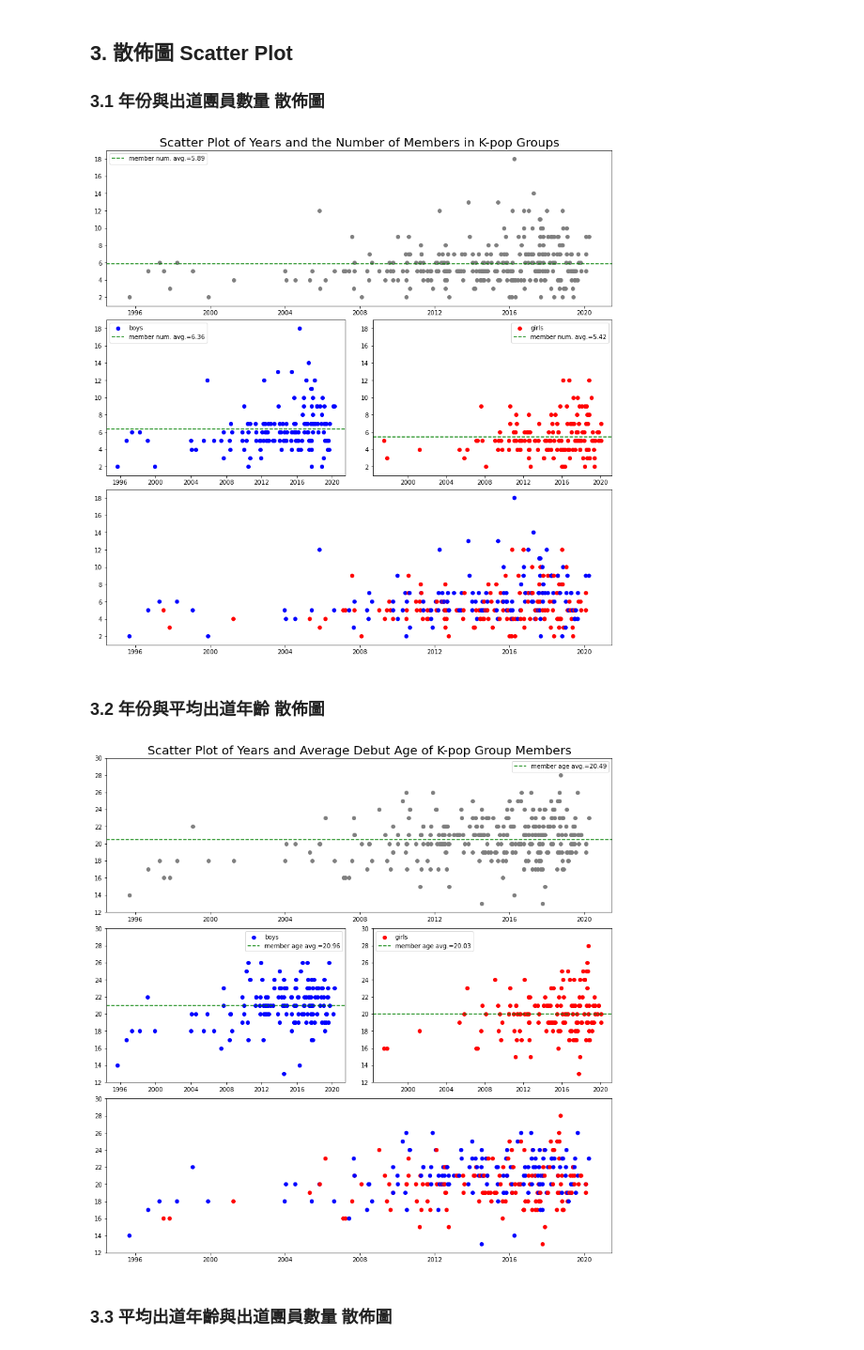
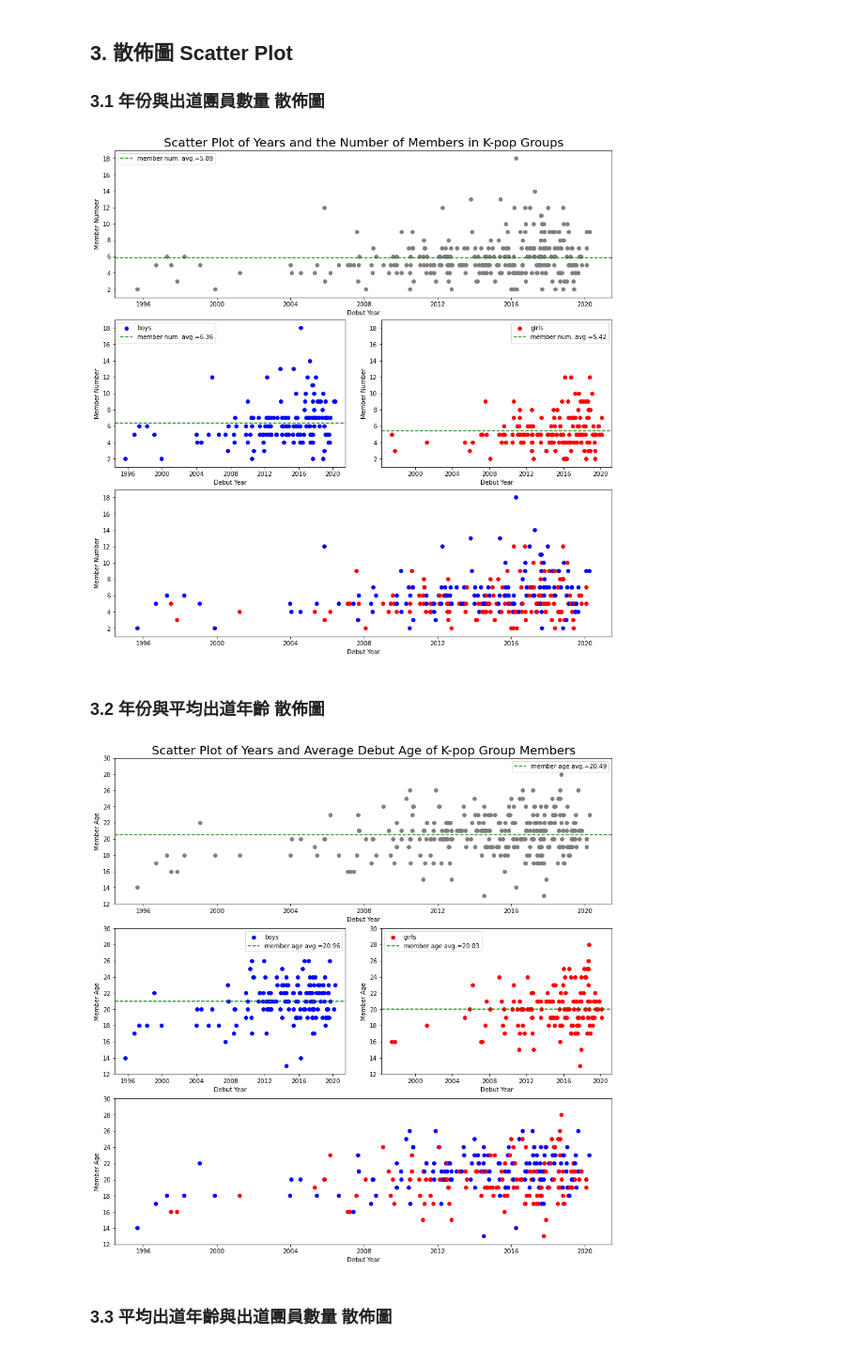
Before and after one commit to sleeping-psystudent/Dspy-Final-Project, a Jupyter notebook: Relation_analysis.ipynb, the cells around one changed output. Shown at 94% size. Drawn from its saved outputs; the diff is of its cells as text; code cells hidden in the pictures.

```diff
--- a/Relation_analysis.ipynb
+++ b/Relation_analysis.ipynb
@@ -116,26 +116,34 @@ mosaic['a'].set_title("Scatter Plot of Years and the Number of Members in K-pop
 mosaic['a'].set_ylim(1, 19)
 mosaic['a'].axhline(y=Factors_mem_num, color='green', linestyle='--', label="member num. avg.="+str(round(Factors_mem_num, 2)))
 mosaic['a'].legend()
+mosaic['a'].set_xlabel('Debut Year')
+mosaic['a'].set_ylabel('Member Number')
 
 # Plot B, boys
 mosaic['b'].scatter(boys_n["Debut"], boys_n["Orig. Memb."], c="blue", label="boys")
 mosaic['b'].set_ylim(1, 19)
 mosaic['b'].axhline(y=boys_mem_num, color='green', linestyle='--', label="member num. avg.="+str(round(boys_mem_num, 2)))
 mosaic['b'].legend()
+mosaic['b'].set_xlabel('Debut Year')
+mosaic['b'].set_ylabel('Member Number')
 
 # Plot C, girls
 mosaic['c'].scatter(girls_n["Debut"], girls_n["Orig. Memb."], c="red", label="girls")
 mosaic['c'].set_ylim(1, 19)
 mosaic['c'].axhline(y=girls_mem_num, color='green', linestyle='--', label="member num. avg.="+str(round(girls_mem_num, 2)))
 mosaic['c'].legend()
+mosaic['c'].set_xlabel('Debut Year')
+mosaic['c'].set_ylabel('Member Number')
 
 # Plot D, combined
 mosaic['d'].scatter(Factors["Debut"], Factors["Orig. Memb."], c=Factors["Gender"].map({"M": "blue", "F": "red"}))
 mosaic['d'].set_ylim(1, 19)
+mosaic['d'].set_xlabel('Debut Year')
+mosaic['d'].set_ylabel('Member Number')
 
 plt.show()
 # %% [output]
-[figure, old version]
+[figure, new version]
 # %% [markdown]
 ### 3.2 年份與平均出道年齡 散佈圖
 # %%
@@ -144,34 +152,42 @@ mosaic=fig.subplot_mosaic('''
                           aa
                           bc
                           dd
                           ''')
 
 # Plot A, main
 mosaic['a'].scatter(Factors["Debut"], Factors["Average_age"], c='grey')
 mosaic['a'].set_title("Scatter Plot of Years and Average Debut Age of K-pop Group Members", fontsize=20)
 mosaic['a'].set_ylim(12, 30)
 mosaic['a'].axhline(y=Factors_age_num, color='green', linestyle='--', label="member age avg.="+str(round(Factors_age_num, 2)))
 mosaic['a'].legend()
+mosaic['a'].set_xlabel('Debut Year')
+mosaic['a'].set_ylabel('Member Age')
 
 # Plot B, boys
 mosaic['b'].scatter(boys_n["Debut"], boys_n["Average_age"], c="blue", label="boys")
 mosaic['b'].set_ylim(12, 30)
 mosaic['b'].axhline(y=boys_age_num, color='green', linestyle='--', label="member age avg.="+str(round(boys_age_num, 2)))
 mosaic['b'].legend()
+mosaic['b'].set_xlabel('Debut Year')
+mosaic['b'].set_ylabel('Member Age')
 
 # Plot C, girls
 mosaic['c'].scatter(girls_n["Debut"], girls_n["Average_age"], c="red", label="girls")
 mosaic['c'].set_ylim(12, 30)
 mosaic['c'].axhline(y=girls_age_num, color='green', linestyle='--', label="member age avg.="+str(round(girls_age_num, 2)))
 mosaic['c'].legend()
+mosaic['c'].set_xlabel('Debut Year')
+mosaic['c'].set_ylabel('Member Age')
 
 # Plot D, combined
 mosaic['d'].scatter(Factors["Debut"], Factors["Average_age"], c=Factors["Gender"].map({"M": "blue", "F": "red"}))
 mosaic['d'].set_ylim(12, 30)
+mosaic['d'].set_xlabel('Debut Year')
+mosaic['d'].set_ylabel('Member Age')
 
 plt.show()
 # %% [output]
-[figure, old version]
+[figure, new version]
 # %% [markdown]
 ### 3.3 平均出道年齡與出道團員數量 散佈圖
 # %%
```
Also changed, not shown: parts of 3 cells of this notebook.
